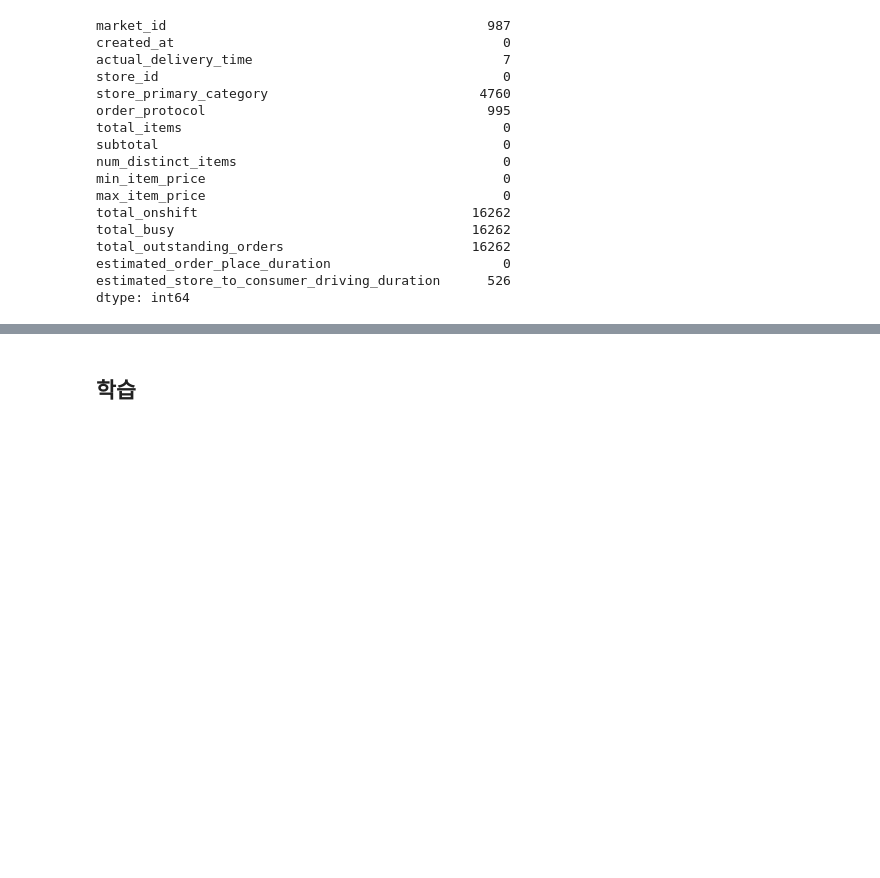
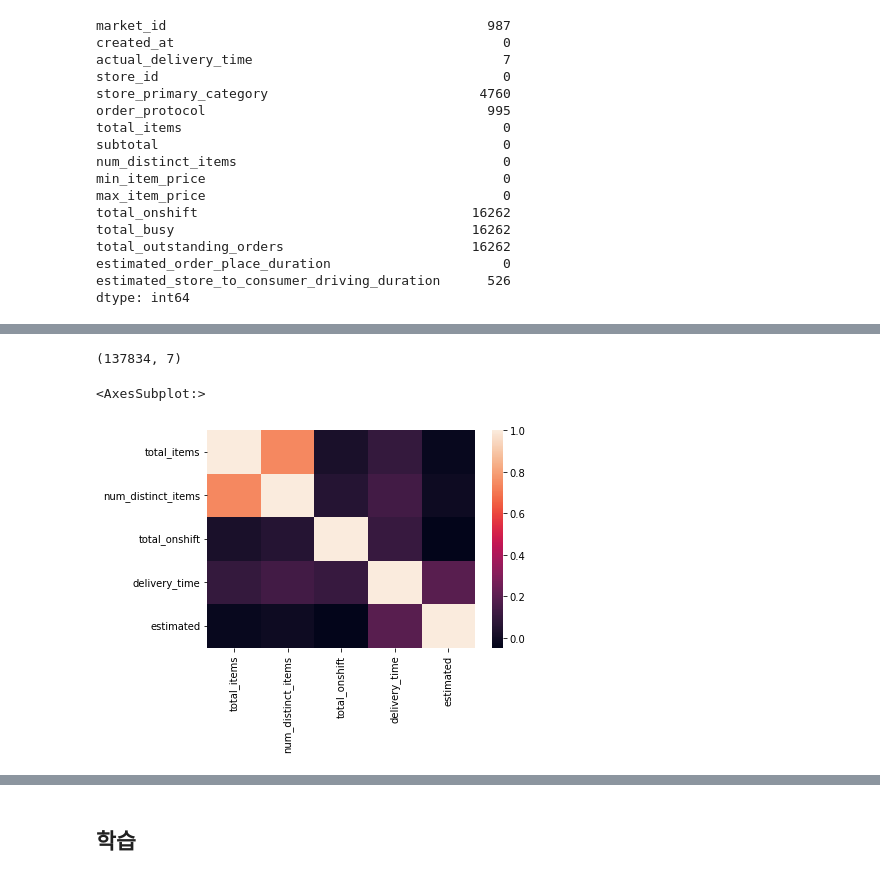
Before and after one commit to LJBang/TIL, a Jupyter notebook: 2022/1/23/delivery.ipynb, the cells around one changed output, grey strips where cells are left out. Drawn from its saved outputs; the diff is of its cells as text; code cells hidden in the pictures; blank space fills up the shorter version.

```diff
--- a/2022/1/23/delivery.ipynb
+++ b/2022/1/23/delivery.ipynb
@@ -211,0 +273,5 @@ df.isnull().sum()
+# %%
+q1, q2 = df_train['delivery_time'].quantile([0.1,0.9])
+
+df_train = df_train[(df_train['delivery_time']>=q1) & (df_train['delivery_time']<=q2)]
+df_train.describe()
@@ -211,0 +288,10 @@ df.isnull().sum()
+# %%
+df_train.shape
+# %% [output]
+(137834, 7)
+# %%
+corr = df_train.corr()
+sns.heatmap(corr)
+# %% [output]
+<AxesSubplot:>
+[figure, added]
```
Also changed, not shown: parts of 55 cells of this notebook.
